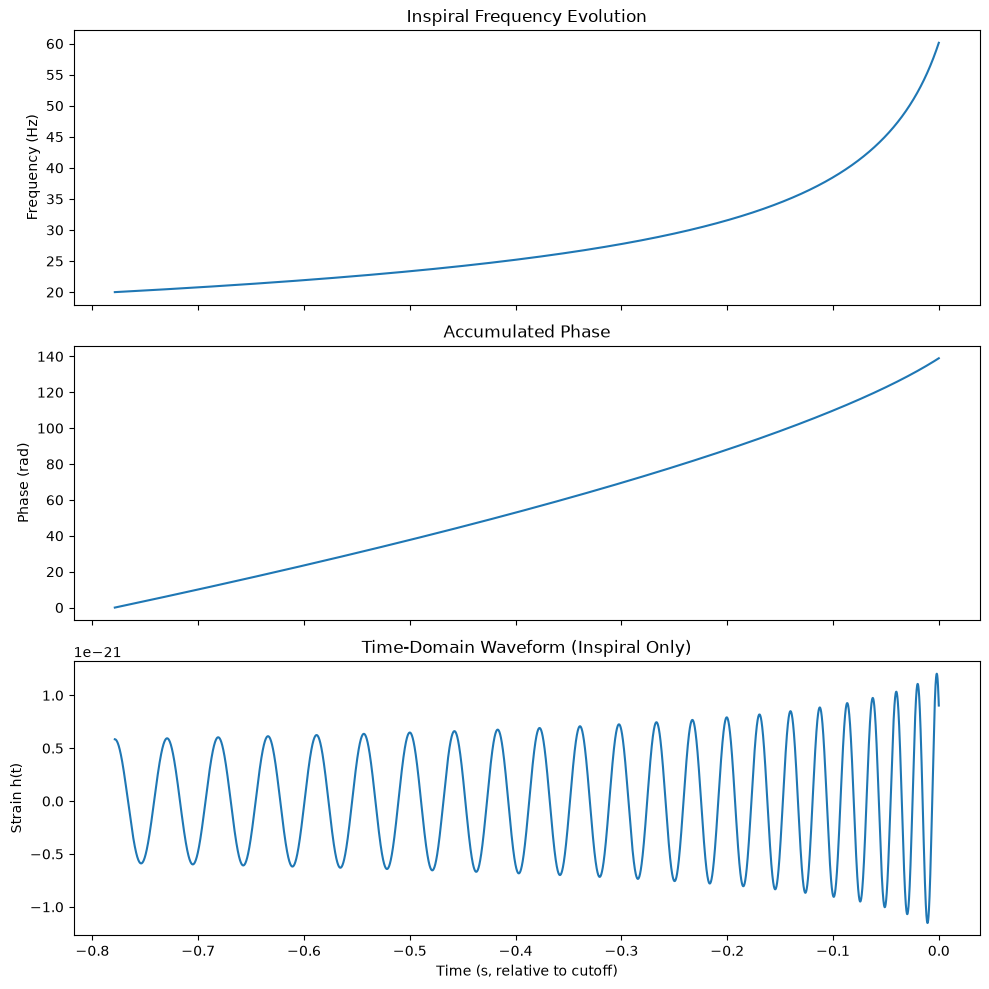
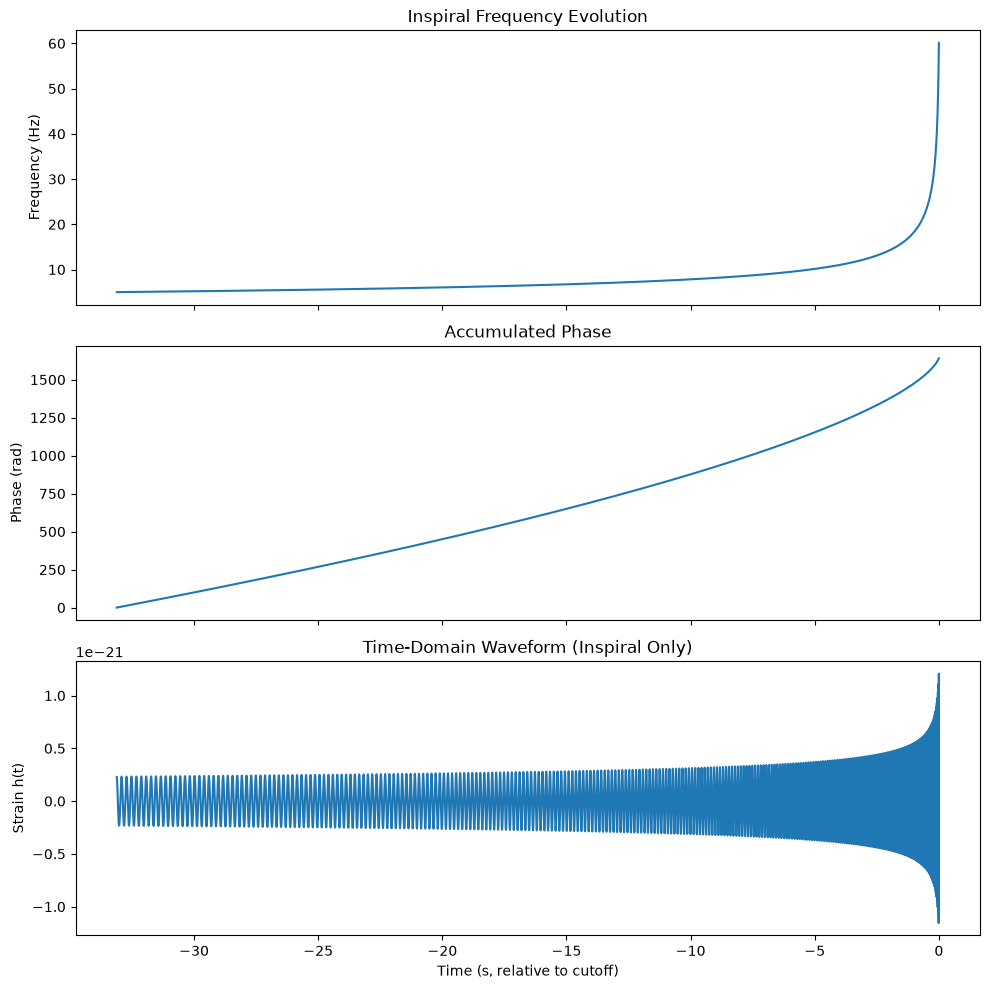
The change to this notebook cell's code, shown as a diff; its figure went from the first image to the second:
--- before
+++ after
@@ -19,5 +19,5 @@
 
 #freq
-f_start = 20.0
+f_start = 5.0
 f_isco = c**3 / (6**1.5 * np.pi * G * M)
 f_end = 0.9 * f_isco
@@ -63,4 +63,4 @@
 
 plt.tight_layout()
-plt.savefig('figures/frequency_evolution.png', dpi=150, bbox_inches='tight')
+plt.savefig('figures/frequency_evolution_trial_values.png', dpi=150, bbox_inches='tight')
 plt.show()

Commit: updated trial values